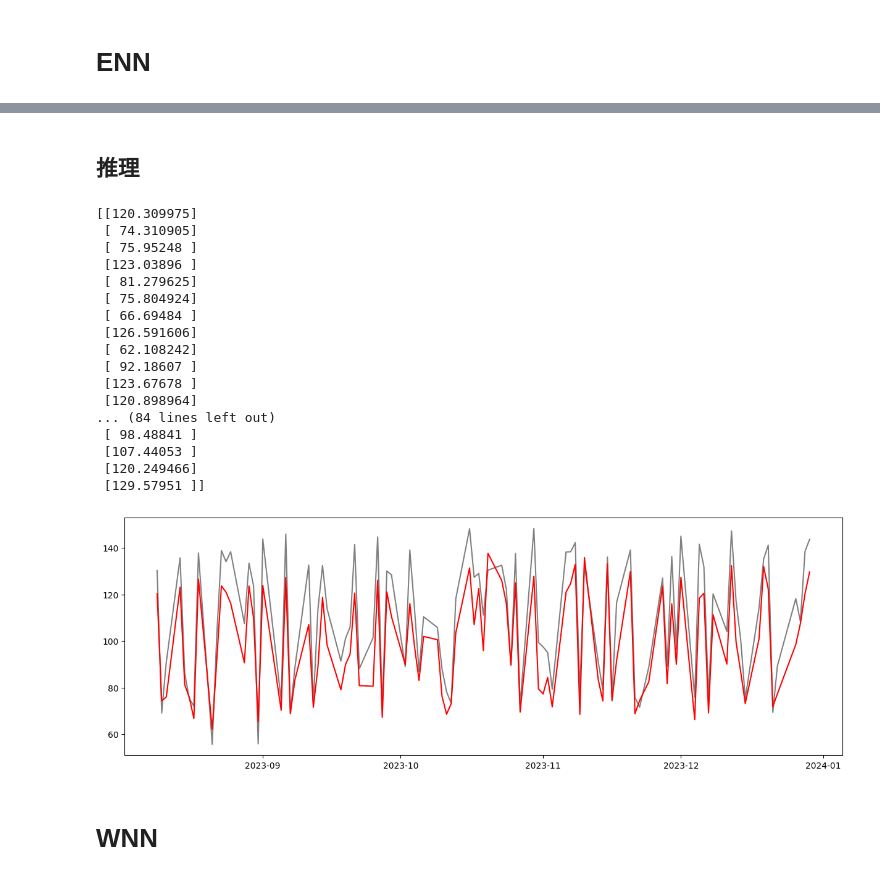
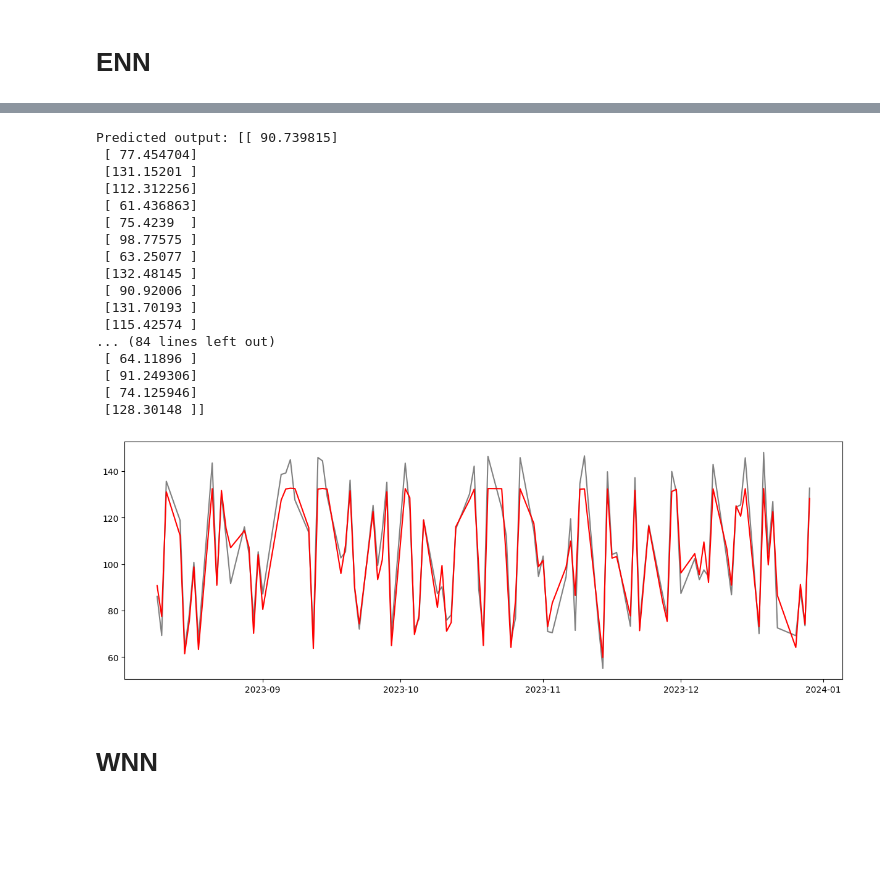
Before and after one commit to Ykiiii/Timing-signal-analysis, a Jupyter notebook: RNN.ipynb, the cells around one changed output, grey strips where cells are left out. Drawn from its saved outputs; the diff is of its cells as text; code cells hidden in the pictures; blank space fills up the shorter version.

```diff
--- a/RNN.ipynb
+++ b/RNN.ipynb
@@ -583,6 +583,3 @@ plt.show()
 [figure]
 # %% [markdown]
 # ENN
-# %%
-from sklearn.model_selection import train_test_split
-X_train,X_test,y_train,y_test = train_test_split(X,y,test_size=0.1)
@@ -630,0 +586,22 @@ X.shape[1:]
+# %%
+import numpy as np
+from tensorflow.keras.models import Model
+from tensorflow.keras.layers import Input, SimpleRNN, Dense,Flatten
+
+# 定义输入层
+inputs = Input(shape=X_train.shape[1:])
+
+# 定义前向的Dense层
+dense1 = Dense(units=32, activation='relu')(inputs)
+
+# 定义Elman网络层
+rnn_layer = SimpleRNN(units=50, activation='tanh', return_sequences=True)(dense1)
+
+
+flatten = Flatten()(rnn_layer)
+# 定义后向的Dense层
+outputs = Dense(units=1)(flatten)
+
+# 创建模型
+model = Model(inputs=inputs, outputs=outputs)
+model.summary()
@@ -631,5 +627,8 @@ X.shape[1:]
 # %%
-model.compile(optimizer='adam',loss='mse',metrics=['mape'])
-model.fit(X_train,y_train,batch_size=32,epochs=50,validation_data=(X_test,y_test))
+# 编译模型
+model.compile(optimizer='adam', loss='mse')
+
+# 训练模型
+model.fit(X_train, y_train, epochs=50, batch_size=32)
 # %% [output]
 Epoch 1/50
@@ -652,24 +651,22 @@ Epoch 50/50
 <tensorflow.python.keras.callbacks.History at 0x...>
-# %% [markdown]
-## 推理
 # %%
-y_pred = model.predict(X_test)
-print(y_pred)
+pre = model.predict(X_test)
+print("Predicted output:", pre)
 # %% [output]
-[[120.309975]
- [ 74.310905]
- [ 75.95248 ]
- [123.03896 ]
- [ 81.279625]
- [ 75.804924]
- [ 66.69484 ]
- [126.591606]
- [ 62.108242]
- [ 92.18607 ]
- [123.67678 ]
- [120.898964]
+Predicted output: [[ 90.739815]
+ [ 77.454704]
+ [131.15201 ]
+ [112.312256]
+ [ 61.436863]
+ [ 75.4239  ]
+ [ 98.77575 ]
+ [ 63.25077 ]
+ [132.48145 ]
+ [ 90.92006 ]
+ [131.70193 ]
+ [115.42574 ]
 ... (84 lines left out)
- [ 98.48841 ]
- [107.44053 ]
- [120.249466]
- [129.57951 ]]
+ [ 64.11896 ]
+ [ 91.249306]
+ [ 74.125946]
+ [128.30148 ]]
@@ -680,12 +673,12 @@ print(y_pred.shape)
 # %%
 import matplotlib.pyplot as plt
 plt.figure(figsize=(15, 5))
 df_time = df.index[-len(y_test):]
 plt.plot(df_time,y_test,color='gray',label='price')
-plt.plot(df_time,y_pred,color='red',label='predict')
+plt.plot(df_time,pre,color='red',label='predict')
 plt.show()
 # %% [output]
-[figure, old version]
+[figure, new version]
 # %% [markdown]
 # WNN
 # %%
```
Also changed, not shown: parts of 7 cells of this notebook, 1 other file.
